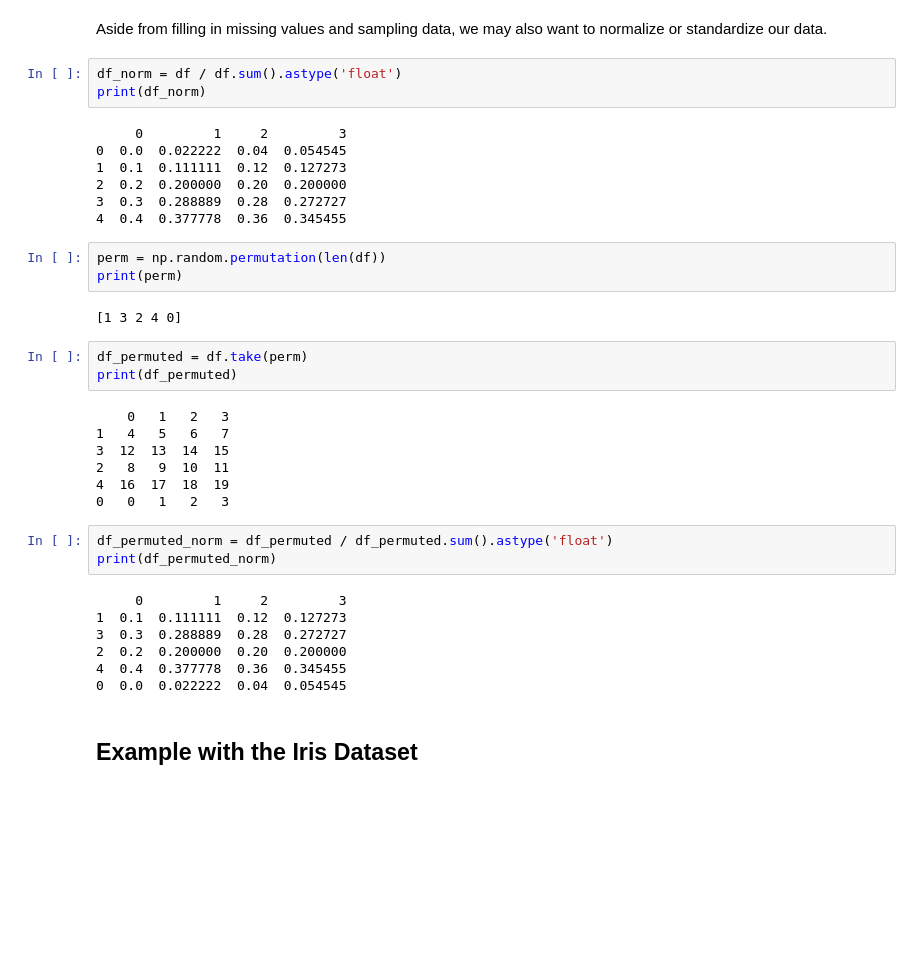
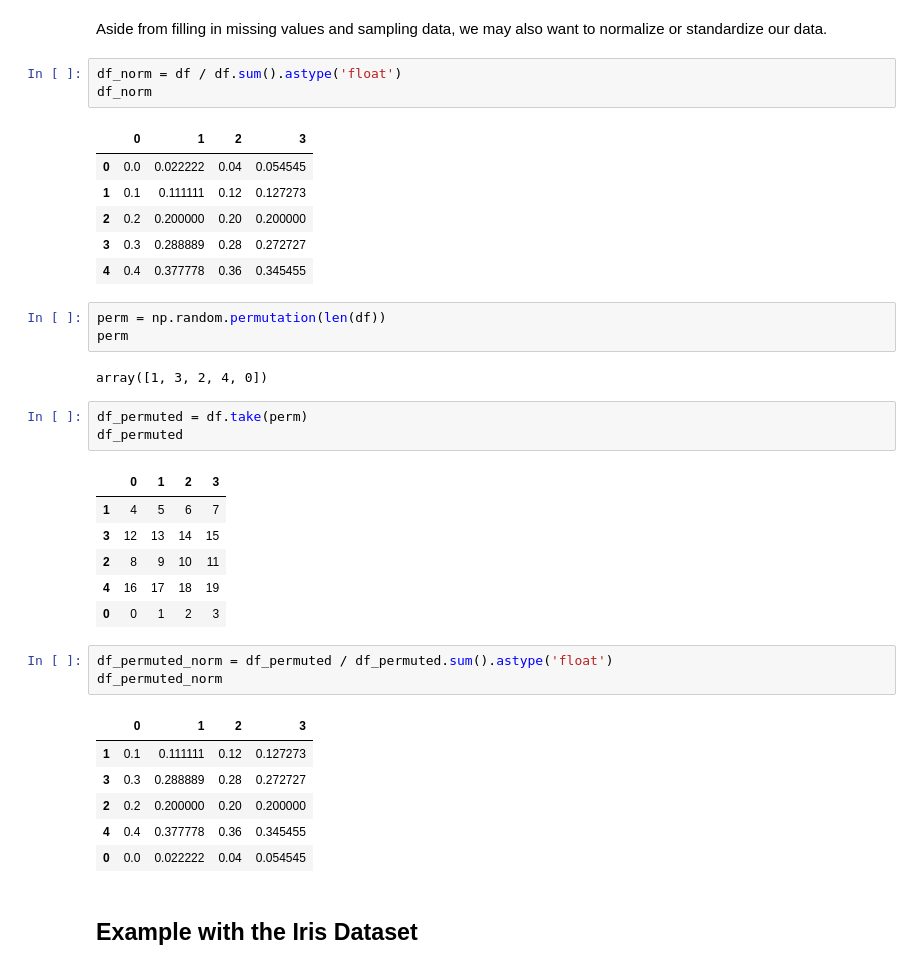
Before and after one commit to anfibil/cs6220, a Jupyter notebook: Week 03 - Data Preprocessing.ipynb, the cells around one changed output. Saved outputs shown, nothing was run; the diff lists cells and outputs as text; blank space fills up the shorter version.

```diff
--- a/Week 03 - Data Preprocessing.ipynb
+++ b/Week 03 - Data Preprocessing.ipynb
@@ -318,39 +334,39 @@ print(df_sampled_with_replacement)
 Aside from filling in missing values and sampling data, we may also want to normalize or standardize our data.
 # %%
 df_norm = df / df.sum().astype('float')
-print(df_norm)
+df_norm
 # %% [output]
-     0         1     2         3
-0  0.0  0.022222  0.04  0.054545
-1  0.1  0.111111  0.12  0.127273
-2  0.2  0.200000  0.20  0.200000
-3  0.3  0.288889  0.28  0.272727
-4  0.4  0.377778  0.36  0.345455
+|  | 0 | 1 | 2 | 3 |
+| 0 | 0.0 | 0.022222 | 0.04 | 0.054545 |
+| 1 | 0.1 | 0.111111 | 0.12 | 0.127273 |
+| 2 | 0.2 | 0.200000 | 0.20 | 0.200000 |
+| 3 | 0.3 | 0.288889 | 0.28 | 0.272727 |
+| 4 | 0.4 | 0.377778 | 0.36 | 0.345455 |
 # %%
 perm = np.random.permutation(len(df))
-print(perm)
+perm
 # %% [output]
-[1 3 2 4 0]
+array([1, 3, 2, 4, 0])
 # %%
 df_permuted = df.take(perm)
-print(df_permuted)
+df_permuted
 # %% [output]
-    0   1   2   3
-1   4   5   6   7
-3  12  13  14  15
-2   8   9  10  11
-4  16  17  18  19
-0   0   1   2   3
+|  | 0 | 1 | 2 | 3 |
+| 1 | 4 | 5 | 6 | 7 |
+| 3 | 12 | 13 | 14 | 15 |
+| 2 | 8 | 9 | 10 | 11 |
+| 4 | 16 | 17 | 18 | 19 |
+| 0 | 0 | 1 | 2 | 3 |
 # %%
 df_permuted_norm = df_permuted / df_permuted.sum().astype('float')
-print(df_permuted_norm)
+df_permuted_norm
 # %% [output]
-     0         1     2         3
-1  0.1  0.111111  0.12  0.127273
-3  0.3  0.288889  0.28  0.272727
-2  0.2  0.200000  0.20  0.200000
-4  0.4  0.377778  0.36  0.345455
-0  0.0  0.022222  0.04  0.054545
+|  | 0 | 1 | 2 | 3 |
+| 1 | 0.1 | 0.111111 | 0.12 | 0.127273 |
+| 3 | 0.3 | 0.288889 | 0.28 | 0.272727 |
+| 2 | 0.2 | 0.200000 | 0.20 | 0.200000 |
+| 4 | 0.4 | 0.377778 | 0.36 | 0.345455 |
+| 0 | 0.0 | 0.022222 | 0.04 | 0.054545 |
 # %% [markdown]
 ## Example with the Iris Dataset
 # %% [markdown]
```
Also changed, not shown: parts of 47 cells of this notebook.
